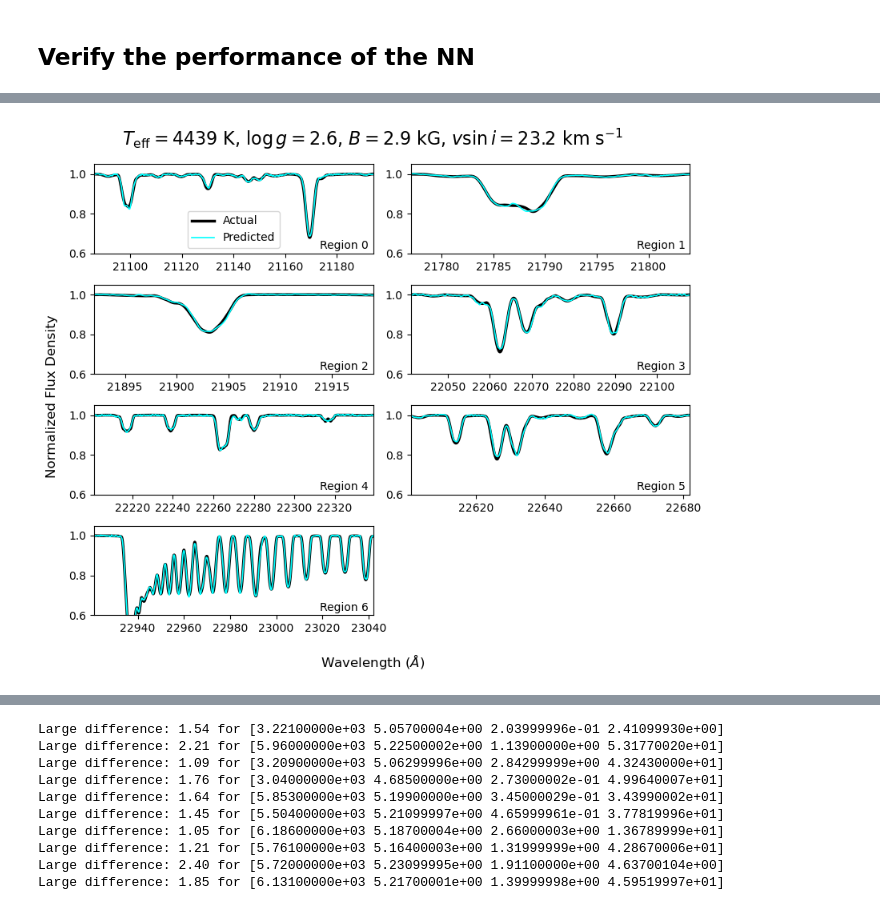
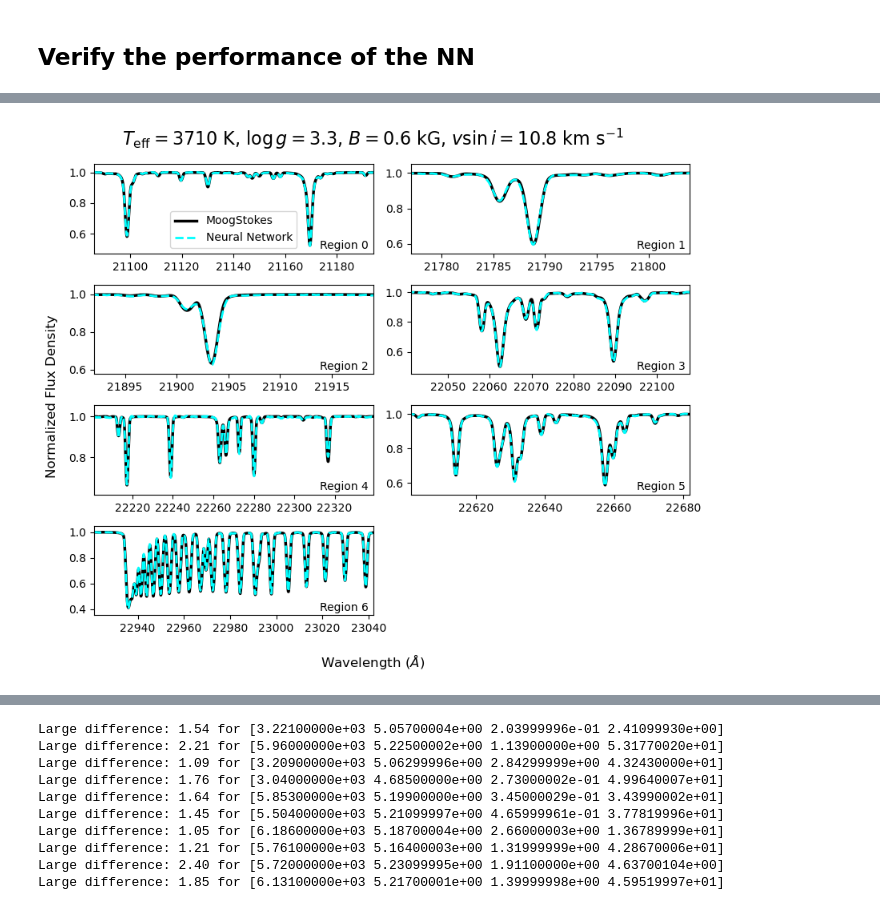
Before and after one commit to ellenle3/moogstokes-nn, a Jupyter notebook: training.ipynb, the cells around one changed output, grey strips where cells are left out. Drawn from its saved outputs; the diff is of its cells as text; code cells hidden in the pictures.

```diff
--- a/training.ipynb
+++ b/training.ipynb
@@ -425,9 +431,8 @@ from fitting import setup_regions_plot
 fig, axs = setup_regions_plot()
 test_params = np.loadtxt("data/test_params.txt").T
 
-
 #idx = 93
-idx = 4
+idx = 82
 Teff = test_params[0, idx]
 logg = test_params[1, idx]
 B = test_params[2, idx]
@@ -443,33 +448,37 @@ for r in range(7):
             vsini = vsini,
             region = r,
             models_dir = "data/moog-stokes-train/",
             use_hash = False
         )
     xactual = np.loadtxt(fname).T[0]
     yactual = np.loadtxt(fname).T[1]
     size = int( region_sizes[r] )
     if len(yactual) > size: # truncate the end
         yactual = yactual[:size]
         xactual = xactual[:size]
 
     model_nn = moognn.make_moogstokes_model(
         Teff = Teff,
         logg = logg,
         rK = 0,
         B = B,
         vsini = vsini,
         region = r
     )
 
-    axs[r].plot(xactual*1e4, yactual, label="Actual", color='k', zorder=0, linewidth=2.5)
-    axs[r].plot(model_nn.x, model_nn.y, label="Predicted", color='cyan', linestyle='-', zorder=1, linewidth=1.2)
+    axs[r].plot(xactual*1e4, yactual, label="MoogStokes", color='k', zorder=0, linewidth=2.5)
+    axs[r].plot(model_nn.x, model_nn.y, label="Neural Network", color='cyan', linestyle='--', zorder=1, linewidth=2)
+    #axs[r].plot(model_nn.x, model_nn.y, label="Neural Network", color='cyan', linestyle='-', zorder=1, linewidth=1)
+
+    axs[r].set_ylim(model_nn.y.min() - 0.05, model_nn.y.max() + 0.05)
     #axs[r].set_ylim(0.78, 1.05)
 
     if r == 0:
         axs[r].legend(loc="lower center")
 
 fig.suptitle(r"$T_\mathrm{eff} = $" + "{:d}".format(int(Teff)) + r" K, " + r"$\log g = $" + "{:.1f}".format(logg) + r", " + r"$B = $" + "{:.1f}".format(B) + r" kG, " + r"$v\sin i = $" + "{:.1f}".format(vsini) + r" km s$^{-1}$", fontsize=16)
 plt.tight_layout()
+#fig.savefig(f"figures/test_pred_i{idx}.pdf", dpi=300, facecolor='white')
 plt.show()
 # %% [output]
-[figure, old version]
+[figure, new version]
```
Also changed, not shown: parts of 11 cells of this notebook, 13 other files.
